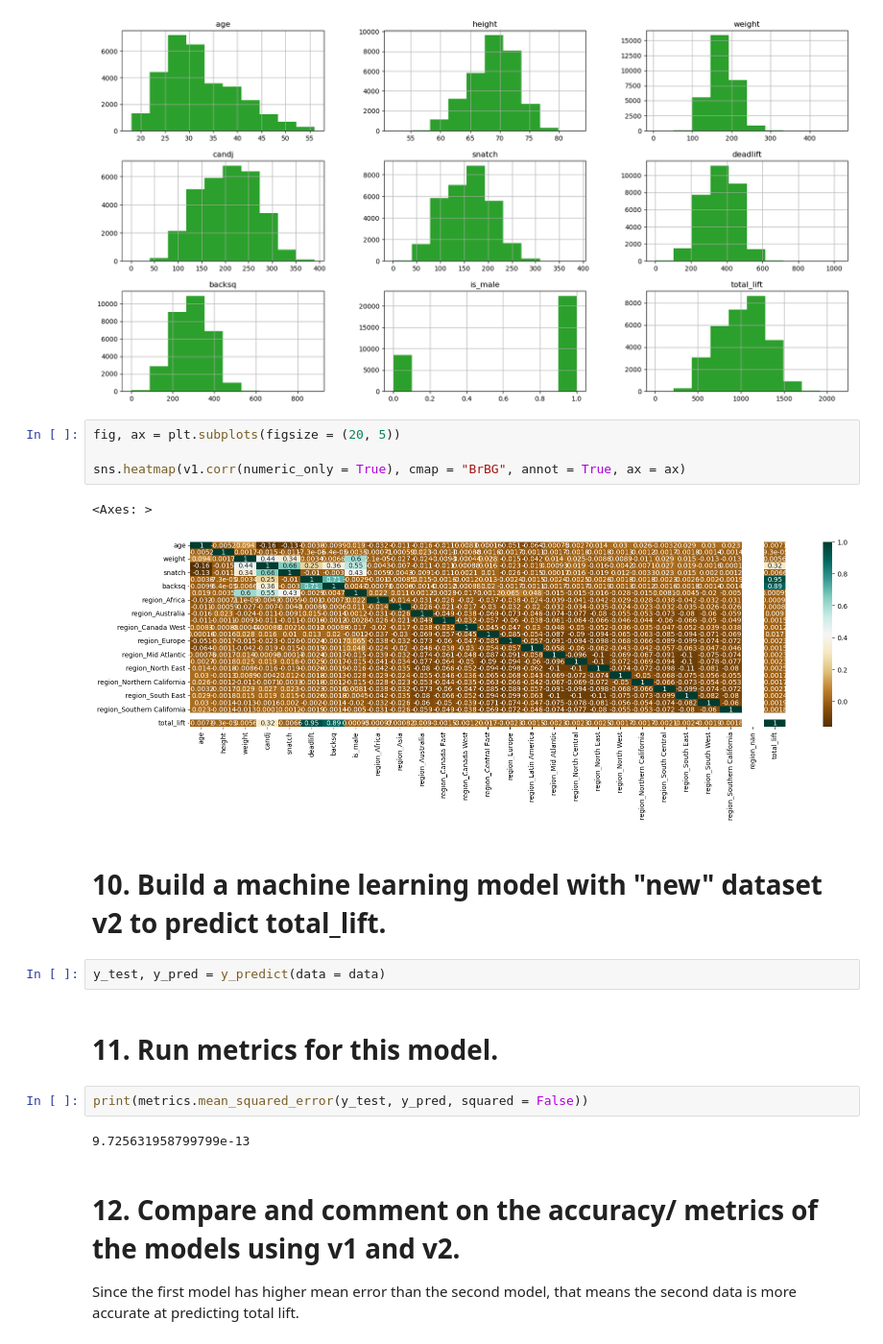
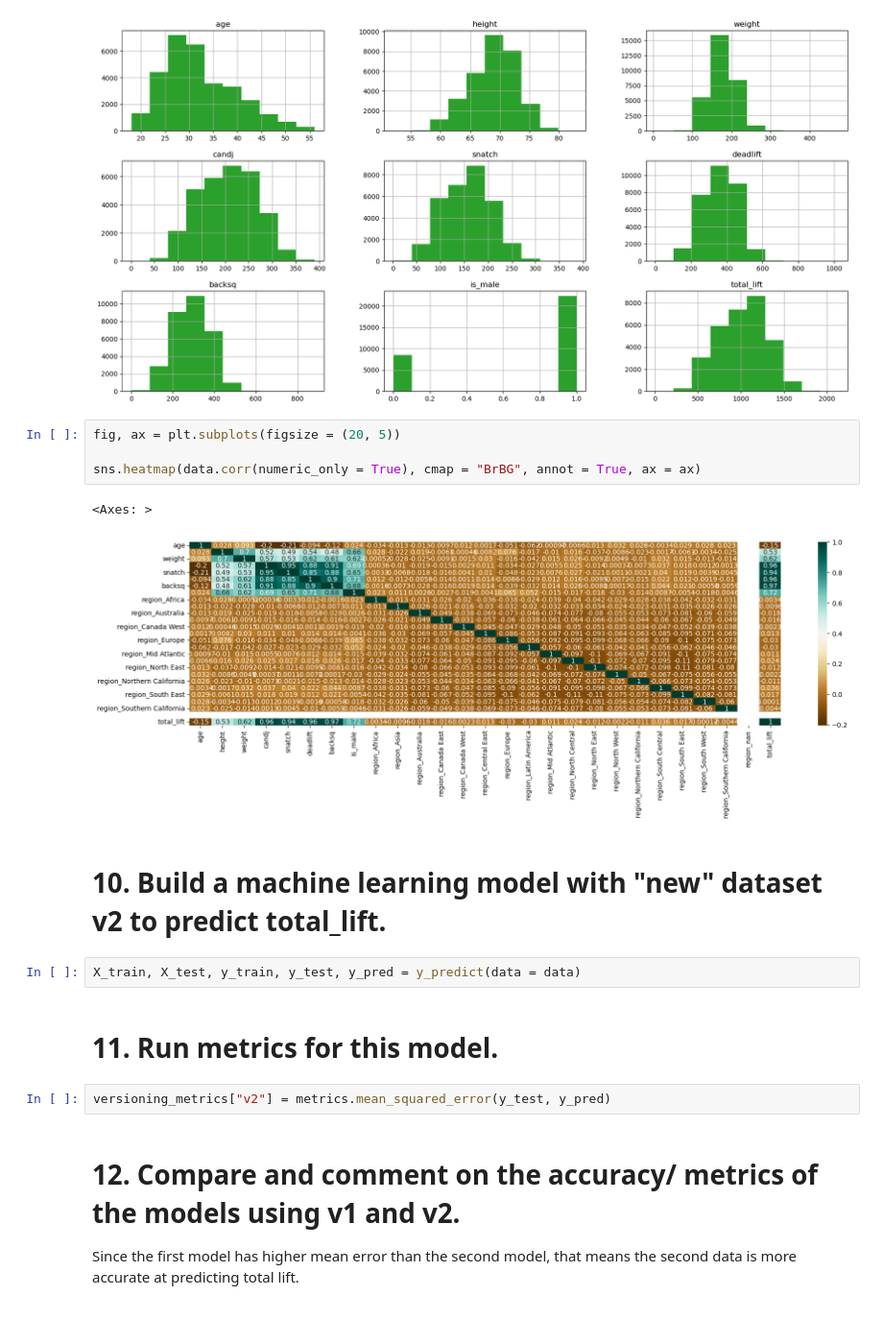
Before and after one commit to mariafshan/adsp_ml_ops, a Jupyter notebook: Assignment_1/Assignment 1 EDA and Training.ipynb, the cells around one changed output. Shown at 96% size. Drawn from its saved outputs; the diff is of its cells as text; blank space fills up the shorter version.

```diff
--- a/Assignment_1/Assignment 1 EDA and Training.ipynb
+++ b/Assignment_1/Assignment 1 EDA and Training.ipynb
@@ -214,20 +220,18 @@ plt.show()
 # %%
 fig, ax = plt.subplots(figsize = (20, 5))
 
-sns.heatmap(v1.corr(numeric_only = True), cmap = "BrBG", annot = True, ax = ax)
+sns.heatmap(data.corr(numeric_only = True), cmap = "BrBG", annot = True, ax = ax)
 # %% [output]
 <Axes: >
-[figure, old version]
+[figure, new version]
 # %% [markdown]
 # 10. Build a machine learning model with "new" dataset v2 to predict total_lift.
 # %%
-y_test, y_pred = y_predict(data = data)
+X_train, X_test, y_train, y_test, y_pred = y_predict(data = data)
 # %% [markdown]
 # 11. Run metrics for this model.
 # %%
-print(metrics.mean_squared_error(y_test, y_pred, squared = False))
+versioning_metrics["v2"] = metrics.mean_squared_error(y_test, y_pred)
-# %% [output]
-9.725631958799799e-13
 # %% [markdown]
 # 12. Compare and comment on the accuracy/ metrics of the models using v1 and v2.
 Since the first model has higher mean error than the second model, that means the second data is more accurate at predicting total lift.
```
Also changed, not shown: parts of 41 cells of this notebook, 1 other file.
